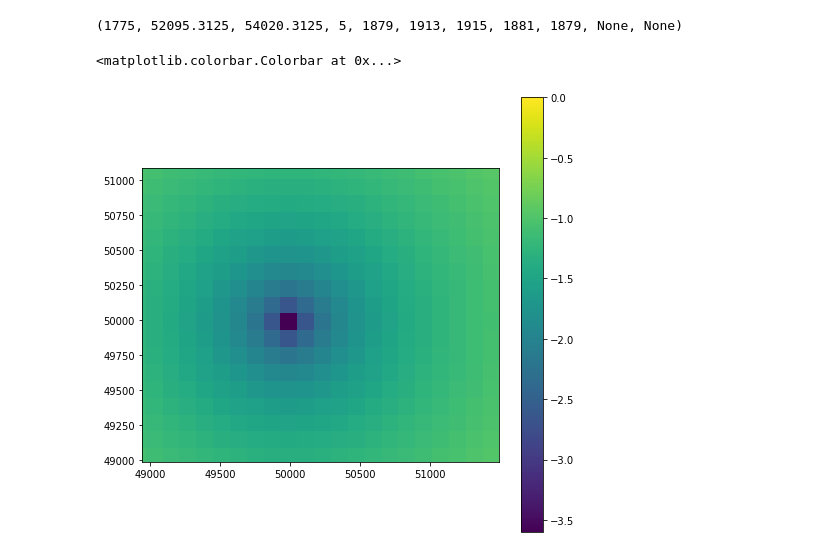
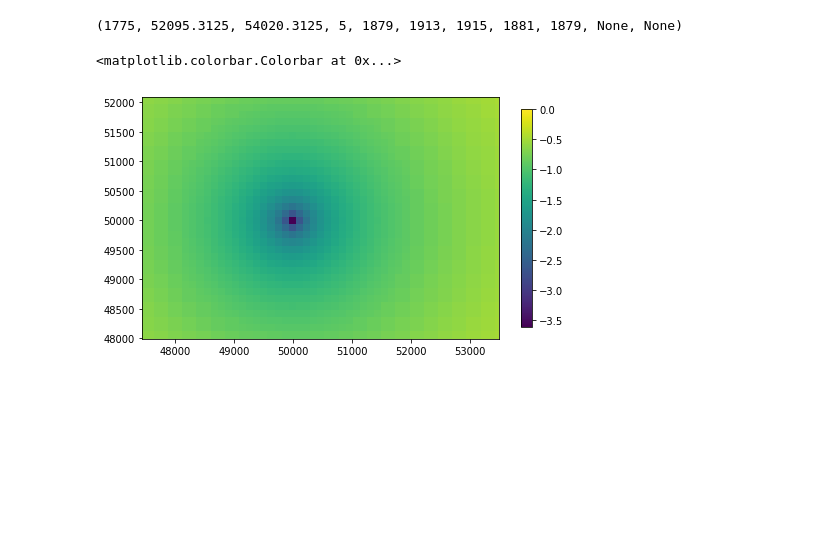
Before and after one commit to mnfienen/python-usgs-training, a Jupyter notebook: notebooks/part2_flopy/MODFLOW_Theis_MF6-unstructured-circle.ipynb, the cells around one changed output. Drawn from its saved outputs; the diff is of its cells as text; code cells hidden in the pictures; blank space fills up the shorter version.

```diff
--- a/notebooks/part2_flopy/MODFLOW_Theis_MF6-unstructured-circle.ipynb
+++ b/notebooks/part2_flopy/MODFLOW_Theis_MF6-unstructured-circle.ipynb
@@ -295,15 +297,15 @@ cell2d[1775]
 # %%
 fig = plt.figure(figsize=(8, 8))
 ax = fig.add_subplot(1, 1, 1, aspect='equal')
 mm = fp.plot.PlotMapView(gwf, ax=ax)
 xmid,ymid = cell2d[center_cell][1],cell2d[center_cell][2]
 v=mm.plot_array(head[74,0,0:])
-plt.xlim((xmid-1050,xmid+1500))
-plt.ylim((ymid-1000,ymid+1100))
-plt.colorbar(v)
+plt.xlim((xmid-2550,xmid+3500))
+plt.ylim((ymid-2000,ymid+2100))
+plt.colorbar(v, shrink=.50)
 # %% [output]
 <matplotlib.colorbar.Colorbar at 0x...>
-[figure, old version]
+[figure, new version]
 # %%
 '''
 with PdfPages('theis_mf.pdf') as pdfout:
```
Also changed, not shown: parts of 9 cells of this notebook, 2 other files.
